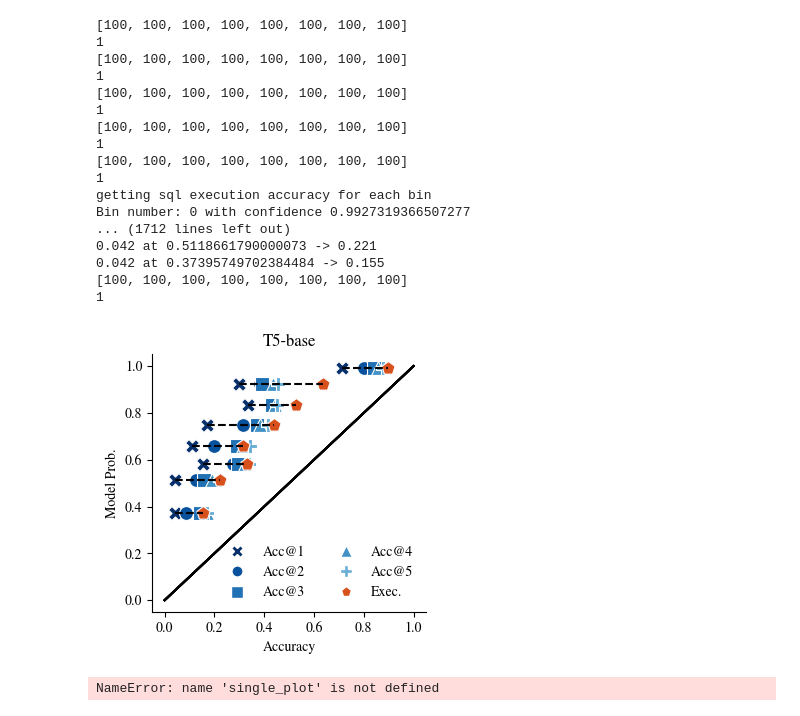
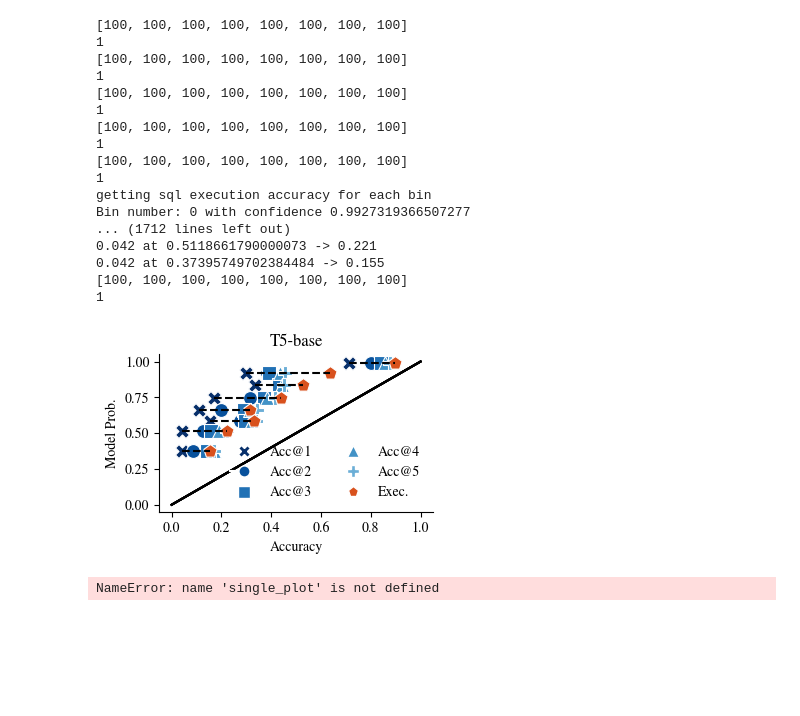
Before and after one commit to esteng/calibration_miso, a Jupyter notebook: analysis/calibration_sql_seq_plot.ipynb, the cells around one changed output. Cells and saved outputs as stored; diff of their text form; code cells hidden in the pictures; blank space fills up the shorter version.

```diff
--- a/analysis/calibration_sql_seq_plot.ipynb
+++ b/analysis/calibration_sql_seq_plot.ipynb
@@ -45,7 +45,7 @@ plt.rcParams["font.family"] = "Nimbus Roman"
 SIZE = 100
 def horizontal_plot_at_k(min_probs, accs_at_k, path, bclamp_data, gold_path, n_bins = 10, binning_strategy='uniform', title=None, ax = None):
     if ax is None:
-        fig, ax = plt.subplots(1,1, figsize=(4.5,4.5), sharex=True, sharey=True)
+        fig, ax = plt.subplots(1,1, figsize=(4.5,3.5), sharex=True, sharey=True)
 
 
     ece_metric = ECEMetric(n_bins=n_bins, binning_strategy=binning_strategy)
@@ -64,7 +64,6 @@ def horizontal_plot_at_k(min_probs, accs_at_k, path, bclamp_data, gold_path, n_b
         else:
             (min_values_em,
             min_bins,
-            min_bin_number_sorted,
             min_bin_number) = ece_metric.adaptive_bin(min_probs, accs_at_k[k])
         bins_vals_at_k[k] = (min_values_em, min_bins, min_bin_number)
 
@@ -150,36 +149,36 @@ def horizontal_plot_at_k(min_probs, accs_at_k, path, bclamp_data, gold_path, n_b
 
 # t5_at_k[1] = t5_exact_accs
 # for k in range(2, 6):
-fig, ax = plt.subplots(1,1, figsize=(3.5,3.5), sharex=True, sharey=True)
+fig, ax = plt.subplots(1,1, figsize=(3.5,2.5), sharex=True, sharey=True)
 horizontal_plot_at_k(t5_min_probs,
                 t5_at_k,
                 None,
                 bclamp_data=t5_data,
                 gold_path=spider_gold_path,
                 n_bins=10,
                 ax = ax,
                 # title=f"Acc@{k}",
                 binning_strategy='adaptive')
 ax.set_title("T5-base")
 
 plt.tight_layout()
 plt.savefig("/home/estengel/papers/calibration-parsing-2023/figures/exec_vs_em.pdf", bbox_inches="tight")
 # %% [output]
 [100, 100, 100, 100, 100, 100, 100, 100]
 1
 [100, 100, 100, 100, 100, 100, 100, 100]
 1
 [100, 100, 100, 100, 100, 100, 100, 100]
 1
 [100, 100, 100, 100, 100, 100, 100, 100]
 1
 [100, 100, 100, 100, 100, 100, 100, 100]
 1
 getting sql execution accuracy for each bin
 Bin number: 0 with confidence 0.9927319366507277
 ... (1712 lines left out)
 0.042 at 0.5118661790000073 -> 0.221
 0.042 at 0.37395749702384484 -> 0.155
 [100, 100, 100, 100, 100, 100, 100, 100]
 1
-[figure, old version]
+[figure, new version]
```
Also changed, not shown: parts of 1 cell of this notebook, 2 other files.
